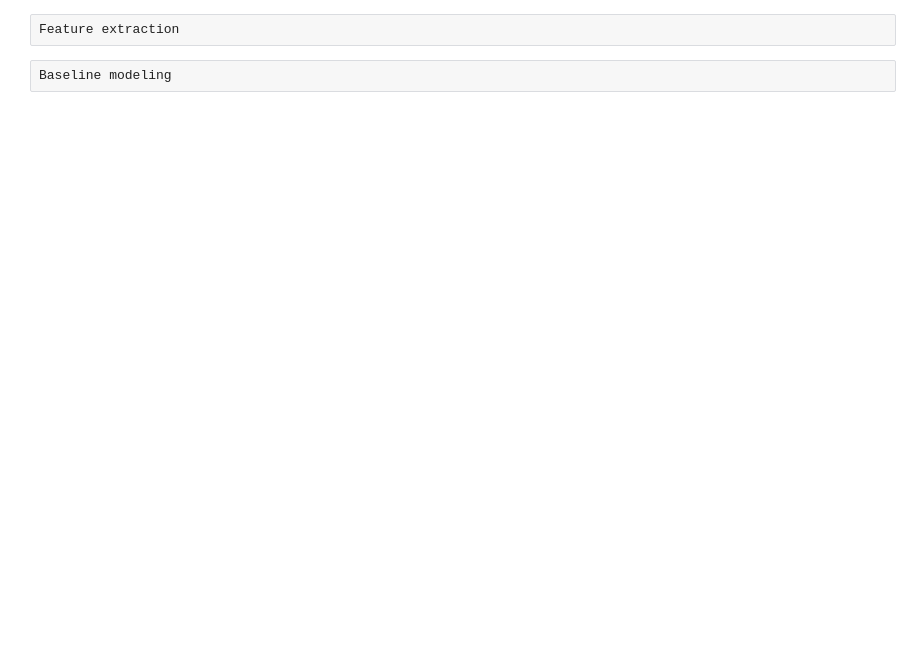
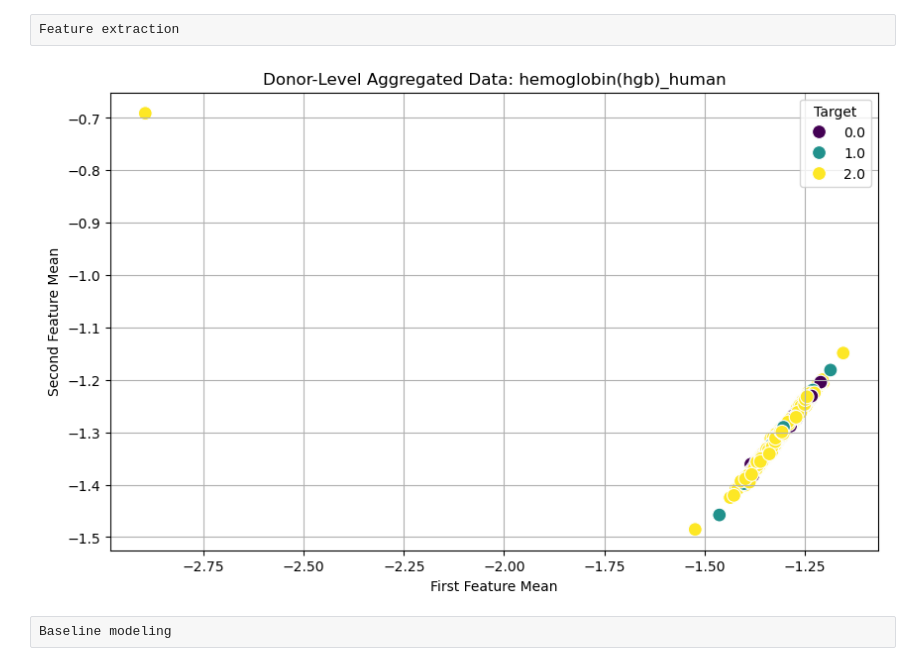
Before and after one commit to temgrom/DS-project, a Jupyter notebook: notebooks/Baseline.ipynb, the cells around one changed output. Saved outputs shown, nothing was run; the diff lists cells and outputs as text; code cells hidden in the pictures; blank space fills up the shorter version.

```diff
--- a/notebooks/Baseline.ipynb
+++ b/notebooks/Baseline.ipynb
@@ -58,6 +74,74 @@ X_train_target3 = X_train[selected_features["Target3"]]
 X_test_target1 = X_test[selected_features["Target1"]]
 X_test_target2 = X_test[selected_features["Target2"]]
 X_test_target3 = X_test[selected_features["Target3"]]
+# %%
+import pandas as pd
+import matplotlib.pyplot as plt
+import seaborn as sns
+
+def analyze_donor_level(data, labels, donation_id_column, target_name, std_column=None):
+    """
+    Analyze donor-level data consistency and variation.
+
+    Parameters:
+    - data: Preprocessed spectral data.
+    - labels: Corresponding labels for the data.
+    - donation_id_column: Column indicating unique donor IDs.
+    - target_name: Target variable for analysis.
+    - std_column: Column for existing standard deviation in the train set.
+
+    Returns:
+    - donor_aggregated: Aggregated donor-level statistics.
+    """
+    if donation_id_column not in data.columns:
+        raise KeyError(f"Column '{donation_id_column}' not found in the dataset.")
+
+    numeric_columns = data.select_dtypes(include="number").columns.tolist()
+    if donation_id_column in numeric_columns:
+        numeric_columns.remove(donation_id_column)
+    if std_column in numeric_columns:
+        numeric_columns.remove(std_column)
+
+    donor_means = data.groupby(donation_id_column)[numeric_columns].mean()
+    donor_stds = (
+        data.groupby(donation_id_column)[numeric_columns].std()
+        if std_column is None
+        else data.groupby(donation_id_column)[std_column].mean()
+    )
+
+    donor_aggregated = pd.concat([donor_means, donor_stds.add_suffix('_std')], axis=1)
+
+    labels_aligned = labels.groupby(data[donation_id_column]).mean()
+    donor_aggregated[target_name] = labels_aligned[target_name]
+
+    # Visualize donor-level aggregated statistics
+    plt.figure(figsize=(10, 6))
+    sns.scatterplot(
+        data=donor_aggregated,
+        x=donor_aggregated.iloc[:, 0],
+        y=donor_aggregated.iloc[:, 1],
+        hue=donor_aggregated[target_name],
+        palette="viridis",
+        s=100
+    )
+    plt.title(f"Donor-Level Aggregated Data: {target_name}")
+    plt.xlabel("First Feature Mean")
+    plt.ylabel("Second Feature Mean")
+    plt.legend(title="Target")
+    plt.grid()
+    plt.show()
+
+    return donor_aggregated
+
+# Example usage
+donor_summary_train = analyze_donor_level(
+    X_train, y_train,
+    donation_id_column="donation_id",
+    target_name="hemoglobin(hgb)_human",
+    std_column="std"
+)
+# %% [output]
+[figure, added]
 # %% [raw]
 Baseline modeling
 # %%
```
Also changed, not shown: parts of 10 cells of this notebook.
